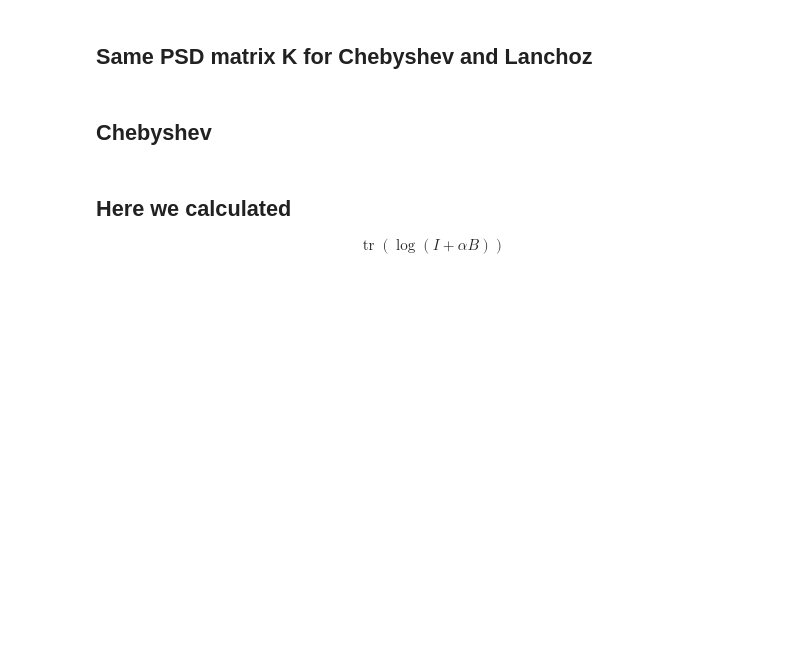
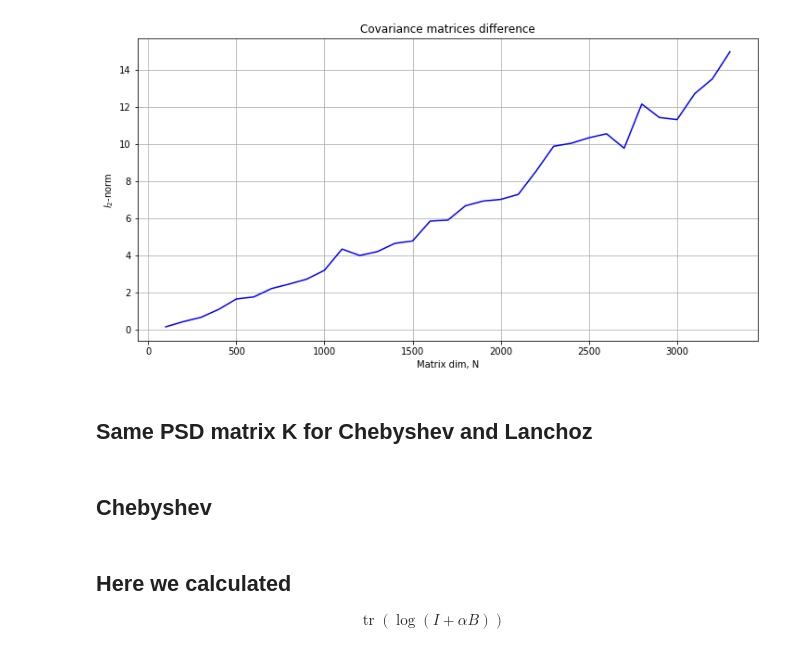
Before and after one commit to KhurramPirov/Log-Determinants-Estimator, a Jupyter notebook: demo/Graph_builder.ipynb, the cells around one changed output. Drawn from its saved outputs; the diff is of its cells as text; code cells hidden in the pictures; blank space fills up the shorter version.

```diff
--- a/demo/Graph_builder.ipynb
+++ b/demo/Graph_builder.ipynb
@@ -176,3 +391,15 @@ plt.savefig('Speed-up')
+# %%
+fig, ax = plt.subplots(1, 1, figsize=(12, 6))
+ax.set_title('Covariance matrices difference')
+ax.plot(dd['N'].tolist(),dd['accur'].tolist(), 'blue')
+ax.set_xlabel('Matrix dim, N')
+ax.set_ylabel('$l_2$-norm')
+#plt.plot(dd['N'].tolist(),(dd['nlogn']*0.01).tolist())
+ax.grid(True)
+plt.savefig('solution_acc.png', dpi=600, quality=95)
+plt.show()
+# %% [output]
+[figure, added]
 # %% [markdown]
 ## Same PSD matrix K for Chebyshev and Lanchoz
 # %%
```
Also changed, not shown: parts of 13 cells of this notebook.
